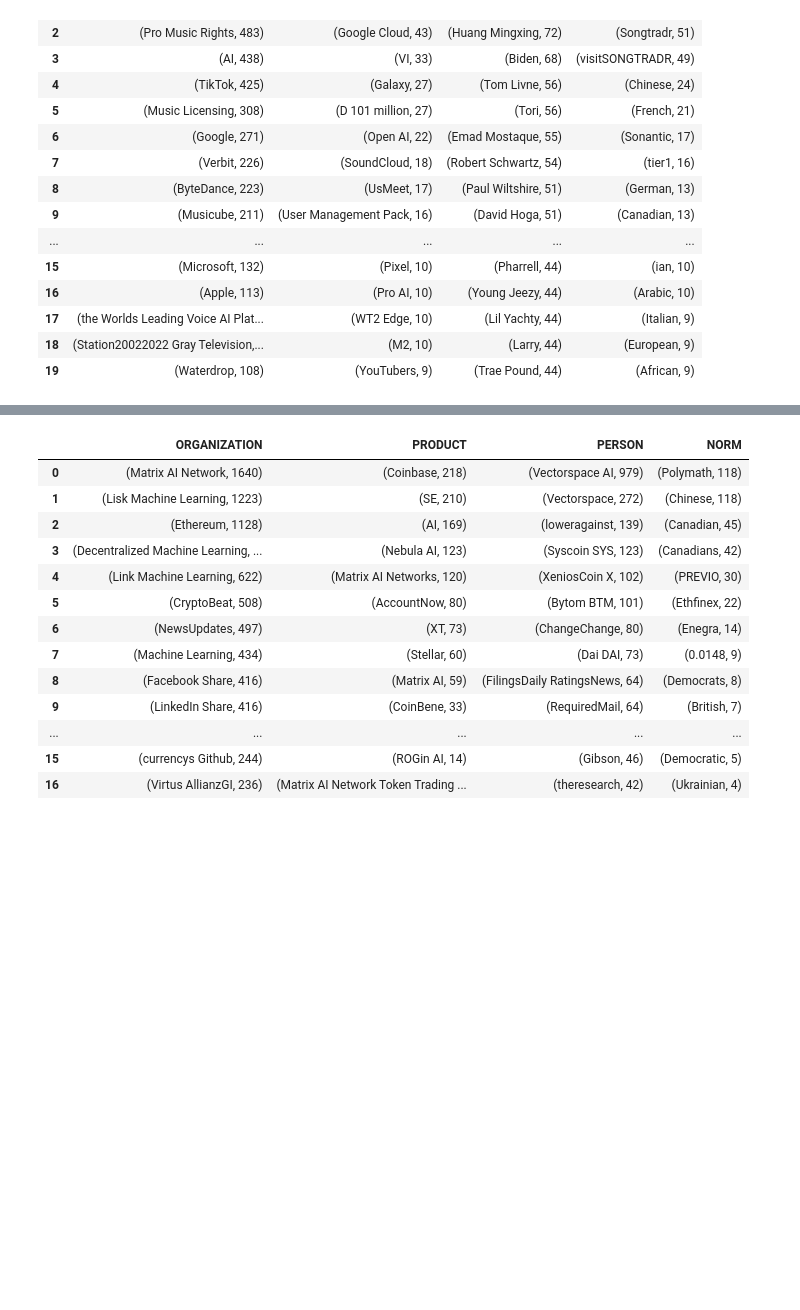
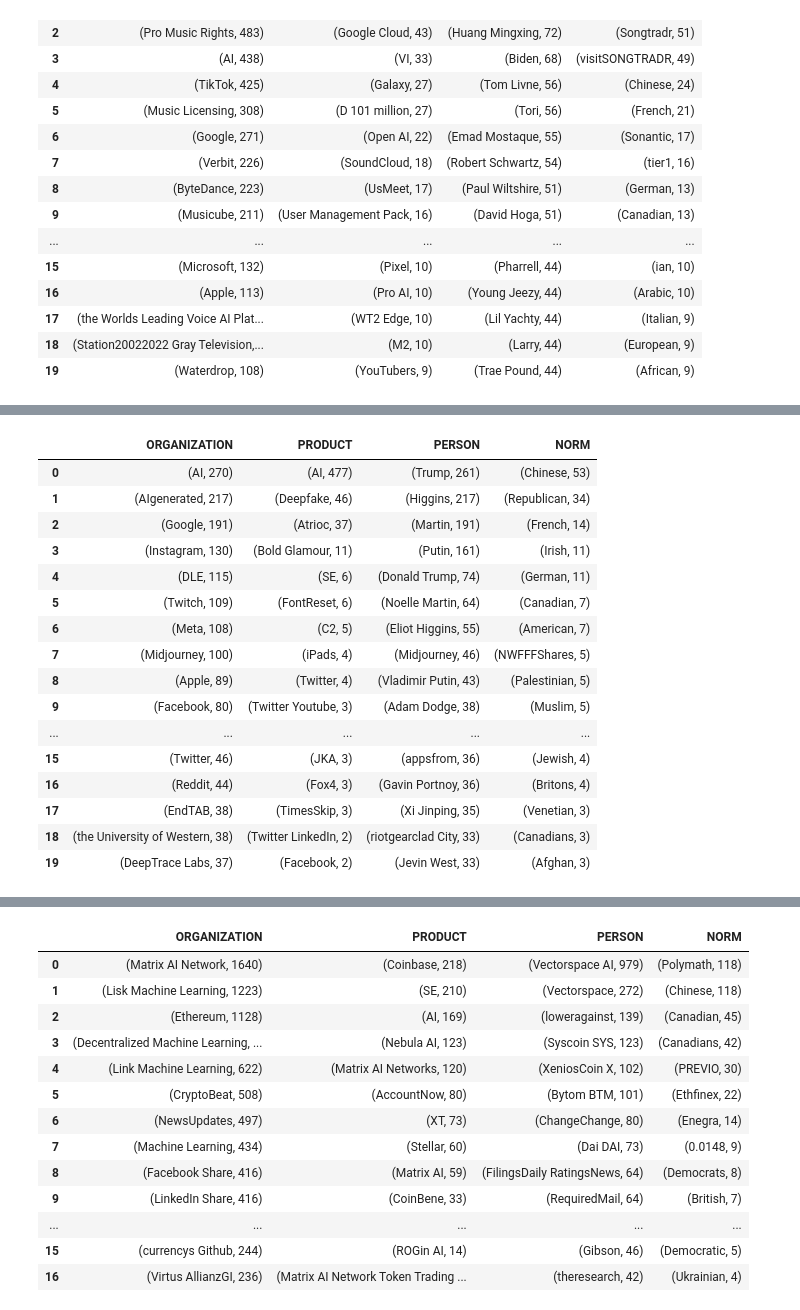
Before and after one commit to kshitij-mittal/Impact_Analysis_GenAI, a Jupyter notebook: 062_TargetedSentiment.ipynb, the cells around one changed output, grey strips where cells are left out. Saved outputs shown, nothing was run; the diff lists cells and outputs as text; code cells hidden in the pictures; blank space fills up the shorter version.

```diff
--- a/062_TargetedSentiment.ipynb
+++ b/062_TargetedSentiment.ipynb
@@ -421,0 +494,24 @@ create_wordcloud(df_filt_pos_mus,word_remove=word_remove_music)
+# %%
+# IMAGE GENERATION - DEEPFAKE
+
+df_filt_neg_img=df_filt_neg[df_filt_neg.Bert_topics_new.isin([8])]
+ent_trend_img = get_top_ents_2(df_filt_neg_img)
+ent_trend_img
+# %% [output]
+|  | ORGANIZATION | PRODUCT | PERSON | NORM |
+| 0 | (AI, 270) | (AI, 477) | (Trump, 261) | (Chinese, 53) |
+| 1 | (AIgenerated, 217) | (Deepfake, 46) | (Higgins, 217) | (Republican, 34) |
+| 2 | (Google, 191) | (Atrioc, 37) | (Martin, 191) | (French, 14) |
+| 3 | (Instagram, 130) | (Bold Glamour, 11) | (Putin, 161) | (Irish, 11) |
+| 4 | (DLE, 115) | (SE, 6) | (Donald Trump, 74) | (German, 11) |
+| 5 | (Twitch, 109) | (FontReset, 6) | (Noelle Martin, 64) | (Canadian, 7) |
+| 6 | (Meta, 108) | (C2, 5) | (Eliot Higgins, 55) | (American, 7) |
+| 7 | (Midjourney, 100) | (iPads, 4) | (Midjourney, 46) | (NWFFFShares, 5) |
+| 8 | (Apple, 89) | (Twitter, 4) | (Vladimir Putin, 43) | (Palestinian, 5) |
+| 9 | (Facebook, 80) | (Twitter Youtube, 3) | (Adam Dodge, 38) | (Muslim, 5) |
+| ... | ... | ... | ... | ... |
+| 15 | (Twitter, 46) | (JKA, 3) | (appsfrom, 36) | (Jewish, 4) |
+| 16 | (Reddit, 44) | (Fox4, 3) | (Gavin Portnoy, 36) | (Britons, 4) |
+| 17 | (EndTAB, 38) | (TimesSkip, 3) | (Xi Jinping, 35) | (Venetian, 3) |
+| 18 | (the University of Western, 38) | (Twitter LinkedIn, 2) | (riotgearclad City, 33) | (Canadians, 3) |
+| 19 | (DeepTrace Labs, 37) | (Facebook, 2) | (Jevin West, 33) | (Afghan, 3) |
```
Also changed, not shown: parts of 12 cells of this notebook, 23 other files.
